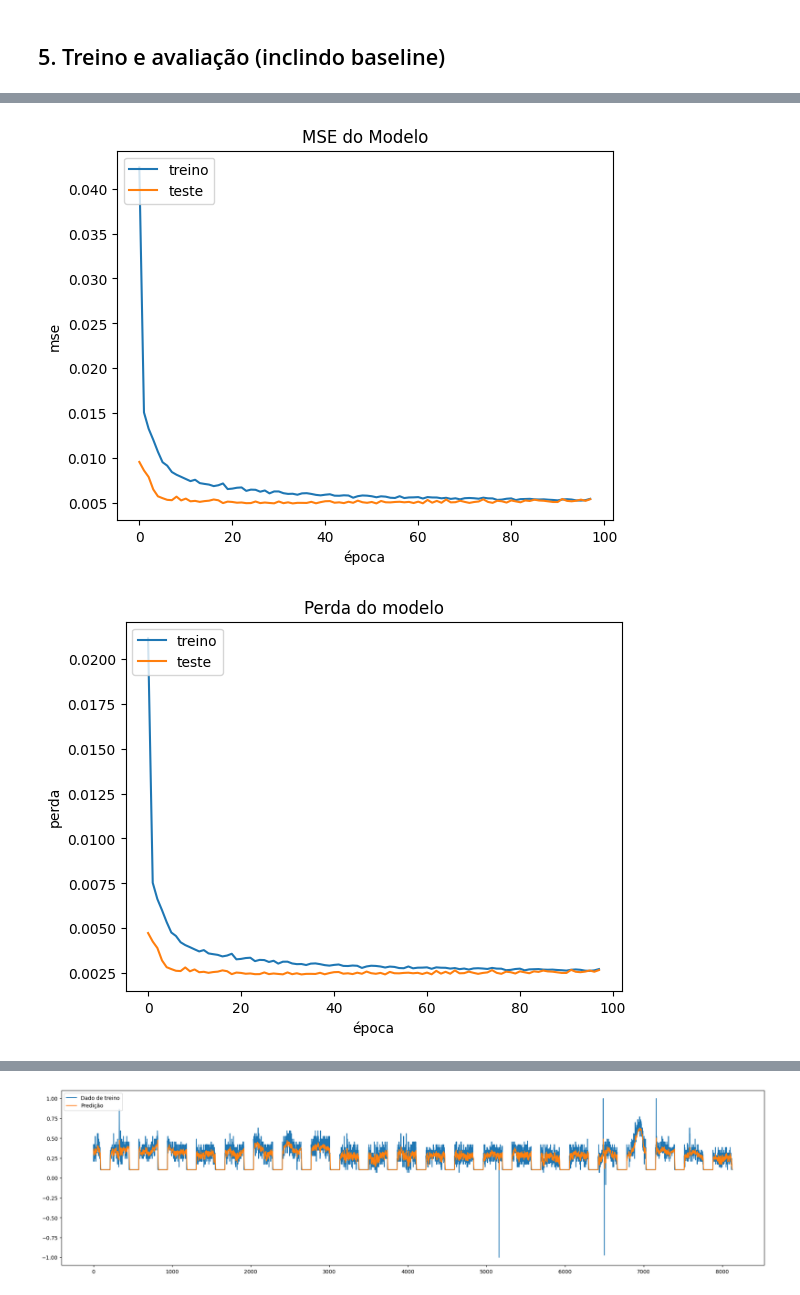
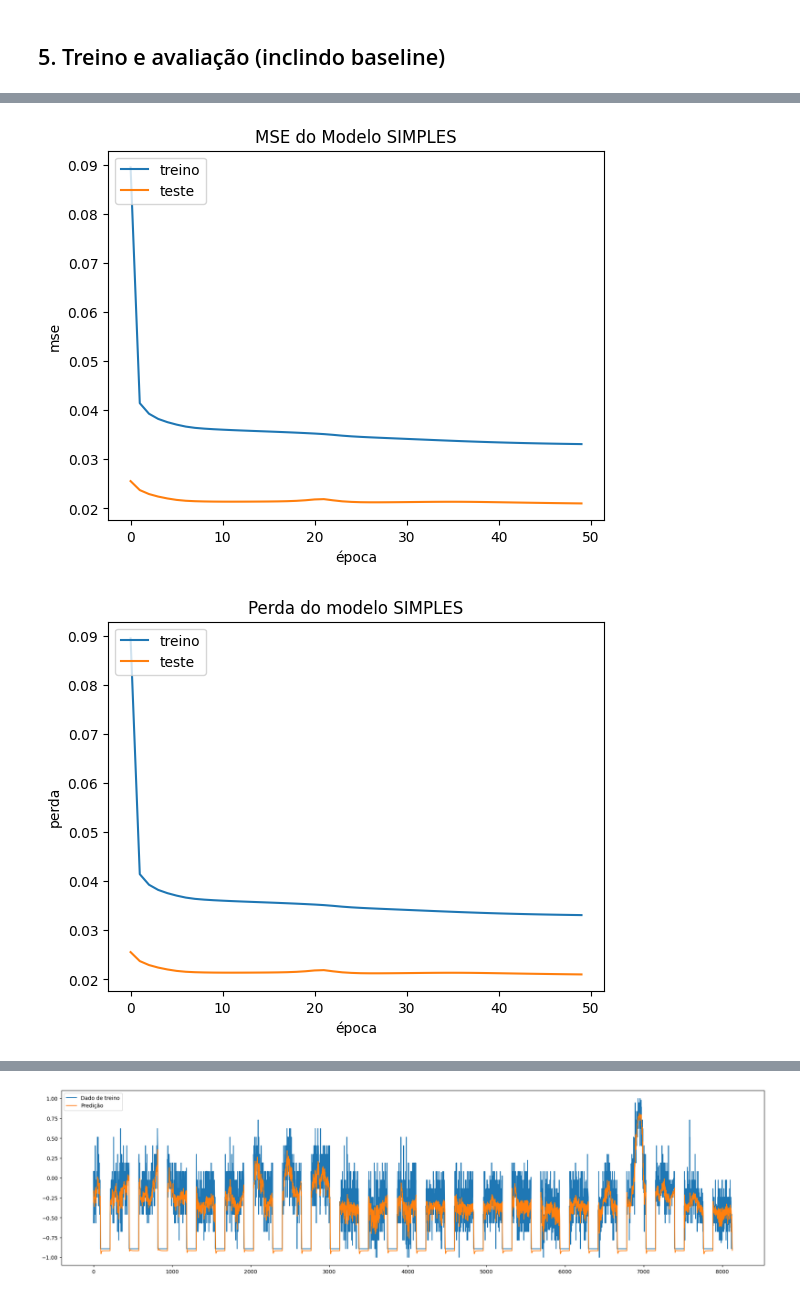
Before and after one commit to igorcavalcante/MVP_machine_learning_e_analytics, a Jupyter notebook: estrelas_variaveis_nao_uniformes.ipynb, the cells around one changed output, grey strips where cells are left out. Drawn from its saved outputs; the diff is of its cells as text; code cells hidden in the pictures.

```diff
--- a/estrelas_variaveis_nao_uniformes.ipynb
+++ b/estrelas_variaveis_nao_uniformes.ipynb
@@ -431,29 +430,29 @@ Resultados do modelo principal ---> loss: 0.010613588616251945, mae: 0.100055754
 # %%
 # plotamos o erro calculado a partir do histórico
-plt.plot(main_model_history.history['mse'])  # erro médio quadrático (treinamento)
-plt.plot(main_model_history.history['val_mse']) # erro médio quadrático (teste)
-plt.title('MSE do Modelo')
+plt.plot(simple_model_history.history['mse'])  # erro médio quadrático (treinamento)
+plt.plot(simple_model_history.history['val_mse']) # erro médio quadrático (teste)
+plt.title('MSE do Modelo SIMPLES')
 plt.ylabel('mse')
 plt.xlabel('época')
 plt.legend(['treino', 'teste'], loc='upper left')
 plt.show()
 
 # plotamos o erro/perda a partir do histórico
-plt.plot(main_model_history.history['loss']) # perda/erro durante o treinamento
-plt.plot(main_model_history.history['val_loss']) #perda/erro durante a validação (teste)
-plt.title('Perda do modelo')
+plt.plot(simple_model_history.history['loss']) # perda/erro durante o treinamento
+plt.plot(simple_model_history.history['val_loss']) #perda/erro durante a validação (teste)
+plt.title('Perda do modelo SIMPLES')
 plt.ylabel('perda')
 plt.xlabel('época')
 plt.legend(['treino', 'teste'], loc='upper left')
 plt.show()
 # %% [output]
-[figure, old version]
+[figure, new version]
-[figure, old version]
+[figure, new version]
 # %%
 # Visualizando os dados reais de treino X os dados preditos de treino
 plt.figure(figsize=(24, 6))
 plt.plot(Y_ts_train)
-plt.plot(main_model.predict(X_ts_train)) #plota dados resultantes
+plt.plot(simple_model.predict(X_ts_train, batch_size=30)) #plota dados resultantes
 plt.legend(['Dado de treino', 'Predição'], loc='upper left')
 plt.show()
 # %% [output]
@@ -461,4 +460,4 @@ plt.show()
-[figure, old version]
+[figure, new version]
 # %%
 # Visualizando os dados reais de validação X os dados preditos de validação
 plt.plot(Y_ts_test)
```
Also changed, not shown: parts of 7 cells of this notebook.
